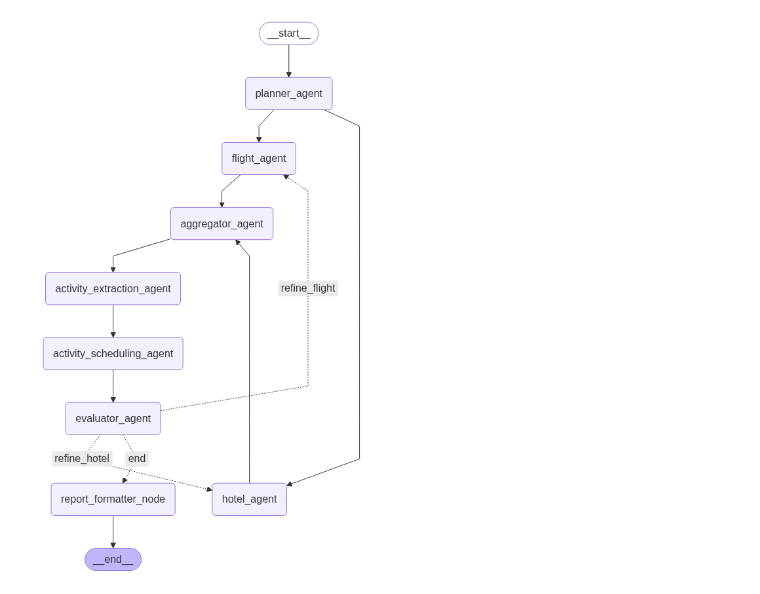
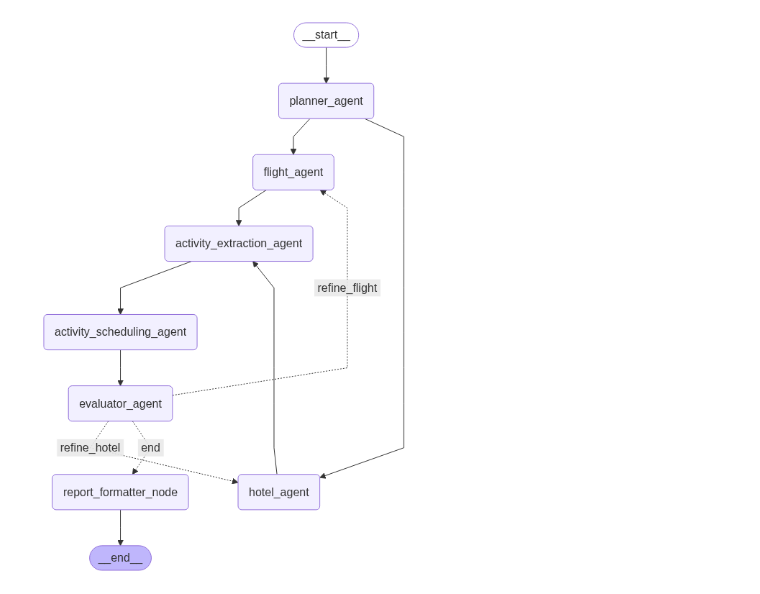
Before and after one commit to berkyalkn/AI-travel-agent, a Jupyter notebook: travel_agent.ipynb, the cells around one changed output. Drawn from its saved outputs; the diff is of its cells as text; code cells hidden in the pictures.

```diff
--- a/travel_agent.ipynb
+++ b/travel_agent.ipynb
@@ -4,13 +4,13 @@ import operator
 from dotenv import load_dotenv
 from typing import Annotated, List, Optional, Dict, Literal
 from typing_extensions import TypedDict
-from IPython.display import Image, Markdown
+from IPython.display import Image, Markdown, display
 import markdown2
 import json
 import requests
 from datetime import datetime, timedelta
 
-from pydantic import BaseModel, Field, field_validator
+from pydantic import BaseModel, Field
 from langchain_groq import ChatGroq
 from langchain_core.messages import SystemMessage
 from langgraph.graph import StateGraph, START, END
@@ -22,7 +22,13 @@ from langchain_tavily import TavilySearch
 load_dotenv()
 groq_api_key = os.getenv("GROQ_API_KEY")
 tavily_api_key = os.getenv("TAVILY_API_KEY")
-llm = ChatGroq(model="llama3-70b-8192", api_key = groq_api_key)
+rapidapi_key = os.getenv("RAPIDAPI_KEY")
+
+if not all([groq_api_key, tavily_api_key, rapidapi_key]):
+    raise ValueError("One or more required API keys are missing from the .env file!")
+
+
+llm = ChatGroq(model="llama3-70b-8192", api_key = groq_api_key, max_retries=3)
 # %%
 class TripRequest(BaseModel) :
     """Schema for user's travel requests."""
@@ -729,19 +739,27 @@ def should_refine_or_end(state: TripState):
     action = state["evaluation_result"].action
     count = state.get('refinement_count', 0)
 
+    if count >= MAX_REFINEMENTS:
+        print(f"-> Maximum refinement count ({MAX_REFINEMENTS}) reached. Finishing.")
+        return "end"
+
     if action == "APPROVE":
         print("-> Plan approved. Finishing.")
         return "end"
 
-    if count >= MAX_REFINEMENTS:
-        print(f"-> Max refinements ({MAX_REFINEMENTS}) reached. Finishing.")
-        return "end"
+    if action == "REFINE_HOTEL":
+        print(f"-> Plan hotel refinement required. Looping back to hotel_agent (Attempt {count}).")
+        current_index = state['hotel_options'].index(state['selected_hotel'])
 
-    if action == "REFINE_HOTEL":
-        print(f"-> Plan needs hotel refinement. Looping back to hotel_agent (Attempt {count}).")
+        if current_index + 1 < len(state['hotel_options']):
+            state['selected_hotel'] = state['hotel_options'][current_index + 1]
         return "refine_hotel"
+
     elif action == "REFINE_FLIGHT":
-        print(f"-> Plan needs flight refinement. Looping back to flight_agent (Attempt {count}).")
+        print(f"-> Plan flight refinement required. Looping back to flight_agent (Attempt {count}).")
+        current_index = state['flight_options'].index(state['selected_flight'])
+        if current_index + 1 < len(state['flight_options']):
+            state['selected_flight'] = state['flight_options'][current_index + 1]
         return "refine_flight"
 # %%
 def report_formatter_node(state: TripState) -> dict:
@@ -840,43 +837,42 @@ workflow = StateGraph(TripState)
 workflow.add_node("planner_agent", planner_agent)
 workflow.add_node("flight_agent", flight_agent)
 workflow.add_node("hotel_agent", hotel_agent)
-workflow.add_node("aggregator_agent", aggregator_agent)
 workflow.add_node("activity_extraction_agent", activity_extraction_agent)
 workflow.add_node("activity_scheduling_agent", activity_scheduling_agent)
 workflow.add_node("evaluator_agent", evaluator_agent)
 workflow.add_node("report_formatter_node", report_formatter_node)
 
 
 workflow.add_edge(START, "planner_agent")
 
 workflow.add_edge("planner_agent", "flight_agent")
 workflow.add_edge("planner_agent", "hotel_agent")
 
-workflow.add_edge("flight_agent", "aggregator_agent")
-workflow.add_edge("hotel_agent", "aggregator_agent")
+workflow.add_edge("flight_agent", "activity_extraction_agent")
+workflow.add_edge("hotel_agent", "activity_extraction_agent")
 
-workflow.add_edge("aggregator_agent", "activity_extraction_agent")
+
 workflow.add_edge("activity_extraction_agent", "activity_scheduling_agent")
 workflow.add_edge("activity_scheduling_agent", "evaluator_agent")
 
 workflow.add_conditional_edges(
     "evaluator_agent",
     should_refine_or_end,
     {
         "refine_hotel": "hotel_agent",
         "refine_flight": "flight_agent",
         "end": "report_formatter_node"
     }
 )
 
 workflow.add_edge("report_formatter_node", END)
 
 
 app = workflow.compile()
 
 display(Image(app.get_graph().draw_mermaid_png()))
 # %% [output]
-[figure, old version]
+[figure, new version]
 # %%
 user_query = "Plan a trip from Istanbul to Amsterdam between 25.09.2025 and 28.09.2025 with my girlfriend. We are interested in food and entertainment, and our total budget is around 1500 euro."
 initial_state = {"user_request": user_query}
```
Also changed, not shown: parts of 9 cells of this notebook.
